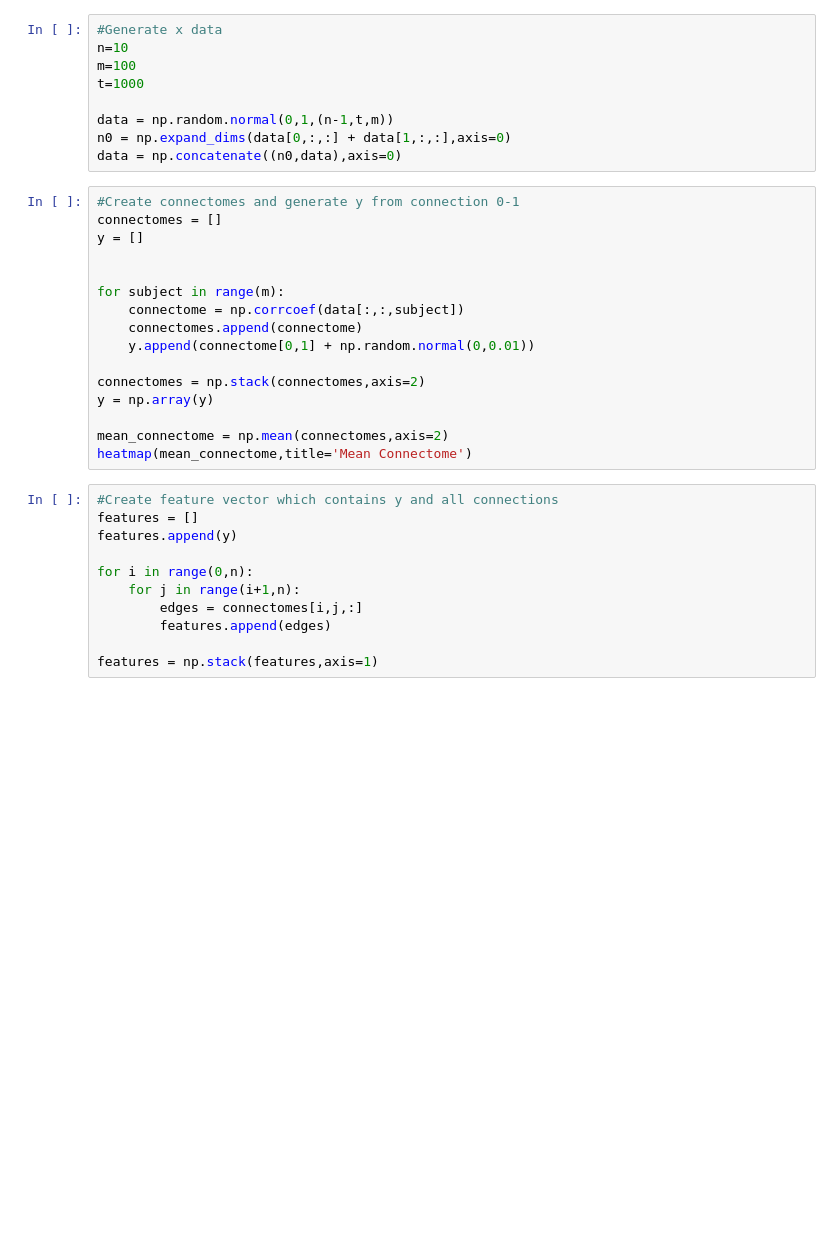
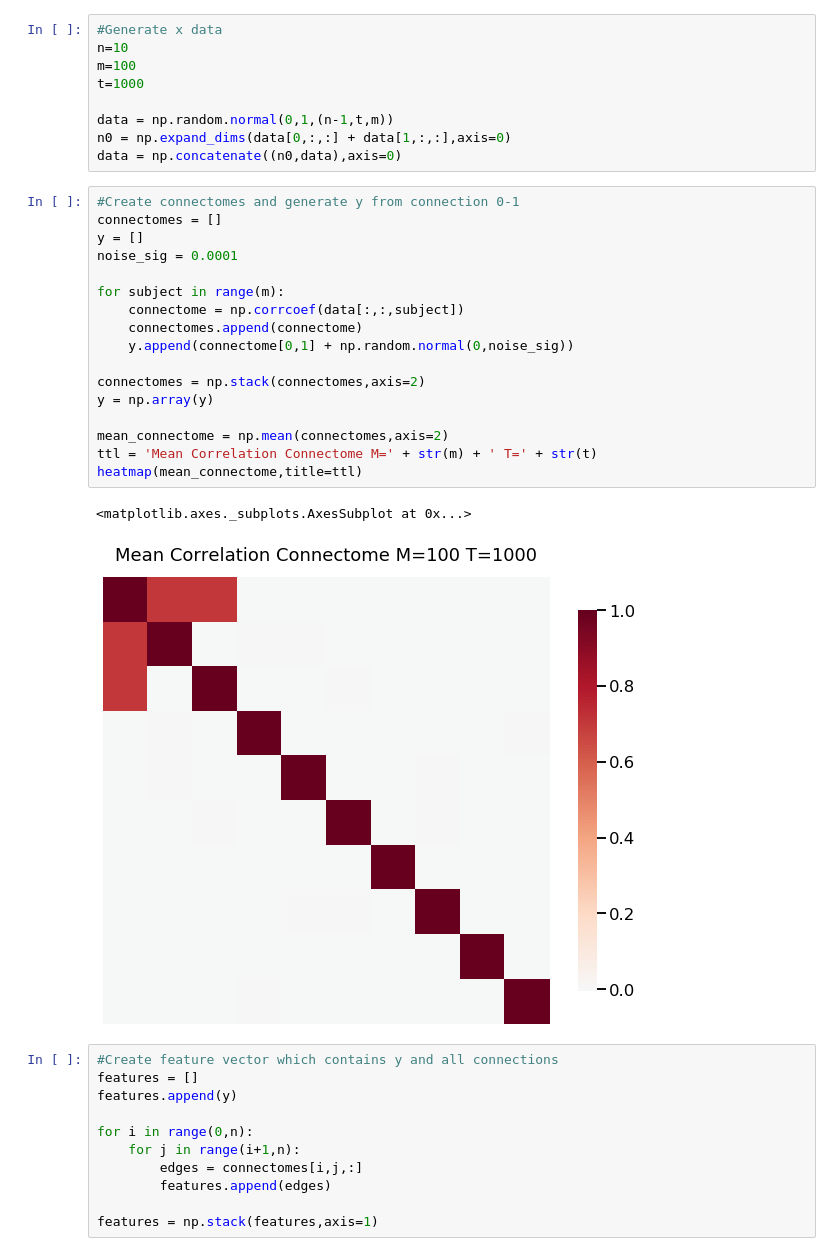
Before and after one commit to neurodata/dos_and_donts, a Jupyter notebook: experiments/experiment_10/experiment_10.ipynb, the cells around one changed output. Drawn from its saved outputs; the diff is of its cells as text; blank space fills up the shorter version.

```diff
--- a/experiments/experiment_10/experiment_10.ipynb
+++ b/experiments/experiment_10/experiment_10.ipynb
@@ -28,19 +28,23 @@ data = np.concatenate((n0,data),axis=0)
 # %%
 #Create connectomes and generate y from connection 0-1
 connectomes = []
 y = []
-
+noise_sig = 0.0001
 
 for subject in range(m):
     connectome = np.corrcoef(data[:,:,subject])
     connectomes.append(connectome)
-    y.append(connectome[0,1] + np.random.normal(0,0.01))
+    y.append(connectome[0,1] + np.random.normal(0,noise_sig))
 
 connectomes = np.stack(connectomes,axis=2)
 y = np.array(y)
 
 mean_connectome = np.mean(connectomes,axis=2)
-heatmap(mean_connectome,title='Mean Connectome')
+ttl = 'Mean Correlation Connectome M=' + str(m) + ' T=' + str(t)
+heatmap(mean_connectome,title=ttl)
+# %% [output]
+<matplotlib.axes._subplots.AxesSubplot at 0x...>
+[figure, added]
 # %%
 #Create feature vector which contains y and all connections
 features = []
```
Also changed, not shown: parts of 9 cells of this notebook, 2 other files.
